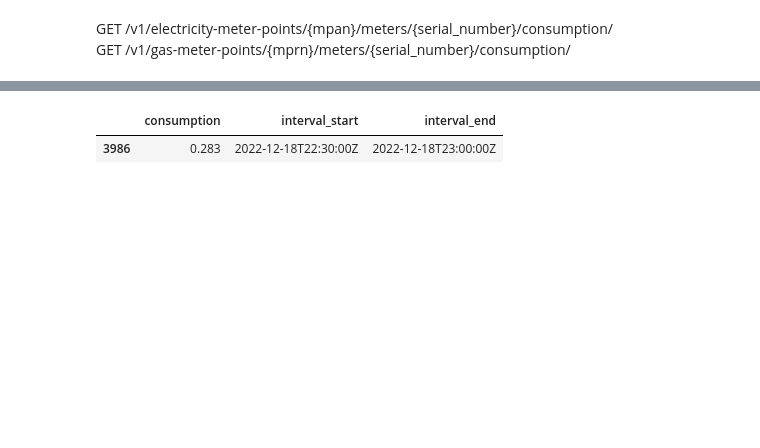
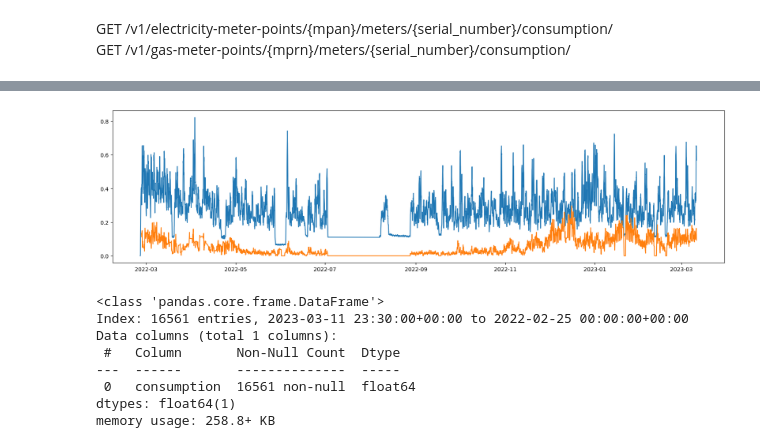
Before and after one commit to gorbynet/EnergyTracker, a Jupyter notebook: initial_workings.ipynb, the cells around one changed output, grey strips where cells are left out. Cells and saved outputs as stored; diff of their text form; code cells hidden in the pictures; blank space fills up the shorter version.

```diff
--- a/initial_workings.ipynb
+++ b/initial_workings.ipynb
@@ -28,5 +71,17 @@ elec_df = (
+# %%
+plt.figure(figsize=(20,5))
+plt.plot(elec_df.rolling(window=4*7).mean()) # .plot(figsize=(20,6))
+_ = plt.plot(gas_df.rolling(window=4*7).mean()) # .plot(figsize=(20,6))
+# %% [output]
+[figure, added]
 # %%
-elec_df.sample()
+elec_df.info()
 # %% [output]
-|  | consumption | interval_start | interval_end |
-| 3986 | 0.283 | 2022-12-18T22:30:00Z | 2022-12-18T23:00:00Z |
+<class 'pandas.core.frame.DataFrame'>
+Index: 16561 entries, 2023-03-11 23:30:00+00:00 to 2022-02-25 00:00:00+00:00
+Data columns (total 1 columns):
+ #   Column       Non-Null Count  Dtype
+---  ------       --------------  -----
+ 0   consumption  16561 non-null  float64
+dtypes: float64(1)
+memory usage: 258.8+ KB
```
Also changed, not shown: parts of 13 cells of this notebook.
